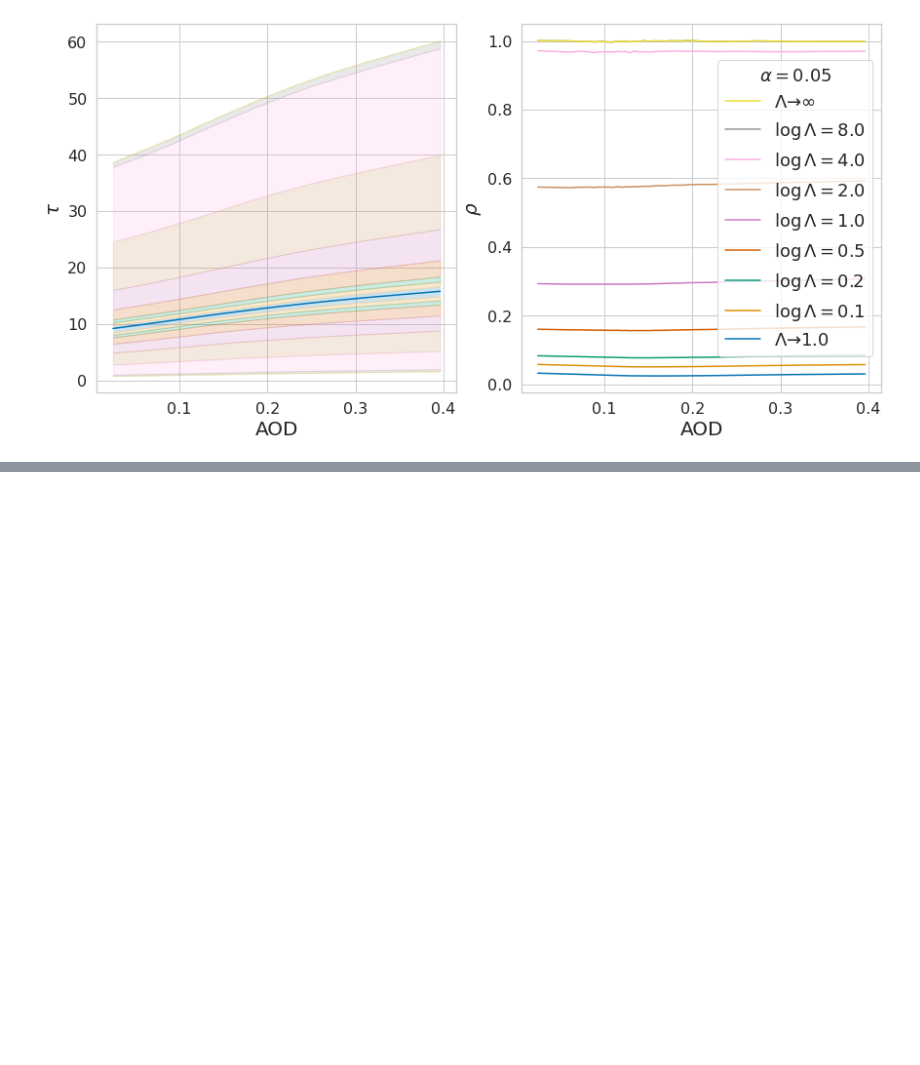
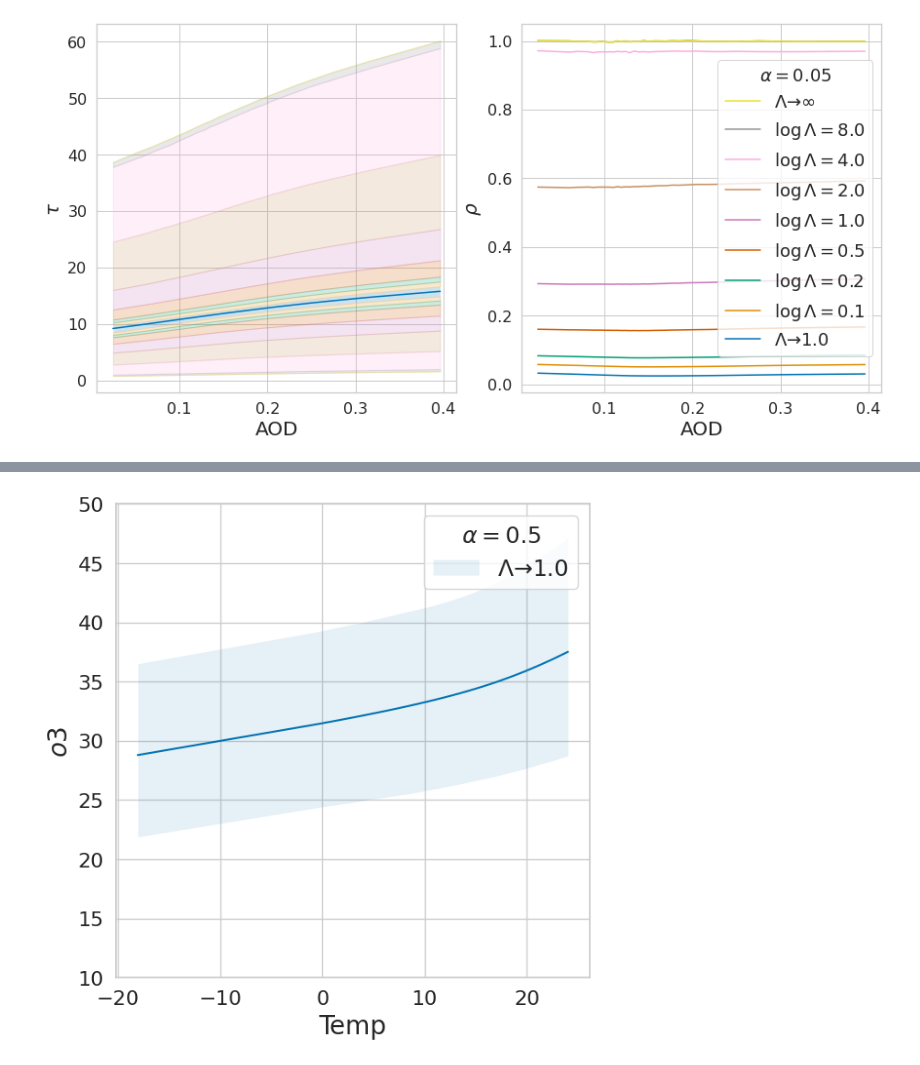
Before and after one commit to shmh40/overcast, a Jupyter notebook: examples/aci/transformer/evaluate_toar_edit.ipynb, the cells around one changed output, grey strips where cells are left out. Cells and saved outputs as stored; diff of their text form; code cells hidden in the pictures; blank space fills up the shorter version.

```diff
--- a/examples/aci/transformer/evaluate_toar_edit.ipynb
+++ b/examples/aci/transformer/evaluate_toar_edit.ipynb
@@ -3059,0 +3301,7 @@ _ = ax2.set_xlabel("AOD")
+# %%
+treatments = np.concatenate(ds["train"].treatments, axis=0)
+treatments = ds["train"].treatments_xfm.inverse_transform(treatments)
+treatments = np.quantile(
+    treatments,
+    q=np.arange(0, 1 + 1 / 32, 1 / 32),
+)[:-1]
@@ -3059,0 +3333,23 @@ _ = ax2.set_xlabel("AOD")
+# %%
+apos_ensemble_path = Path("apos_ensemble_temp_static_controls_rural.npy")
+apos_ensemble = np.load(apos_ensemble_path)
+# %%
+alpha = 0.5
+idx_outcome = 0
+_ = sns.lineplot(x=treatments, y=apos_ensemble[idx_outcome].mean(0))
+_ = plt.fill_between(
+    x=treatments,
+    y1=np.quantile(apos_ensemble[idx_outcome], 1 - alpha / 2, axis=0),
+    y2=np.quantile(apos_ensemble[idx_outcome], alpha / 2, axis=0),
+    alpha=0.1,
+    label=r"$\Lambda \to 1.0 $",
+)
+_ = plt.legend(
+    title=r"$\alpha=$" + f"{alpha}",
+    loc="upper right",
+)
+_ = plt.ylabel(TARGET_KEYS[idx_outcome])
+_ = plt.xlabel("Temp")
+_ = plt.ylim(10,50)
+# %% [output]
+[figure, added]
```
Also changed, not shown: parts of 22 cells of this notebook.
